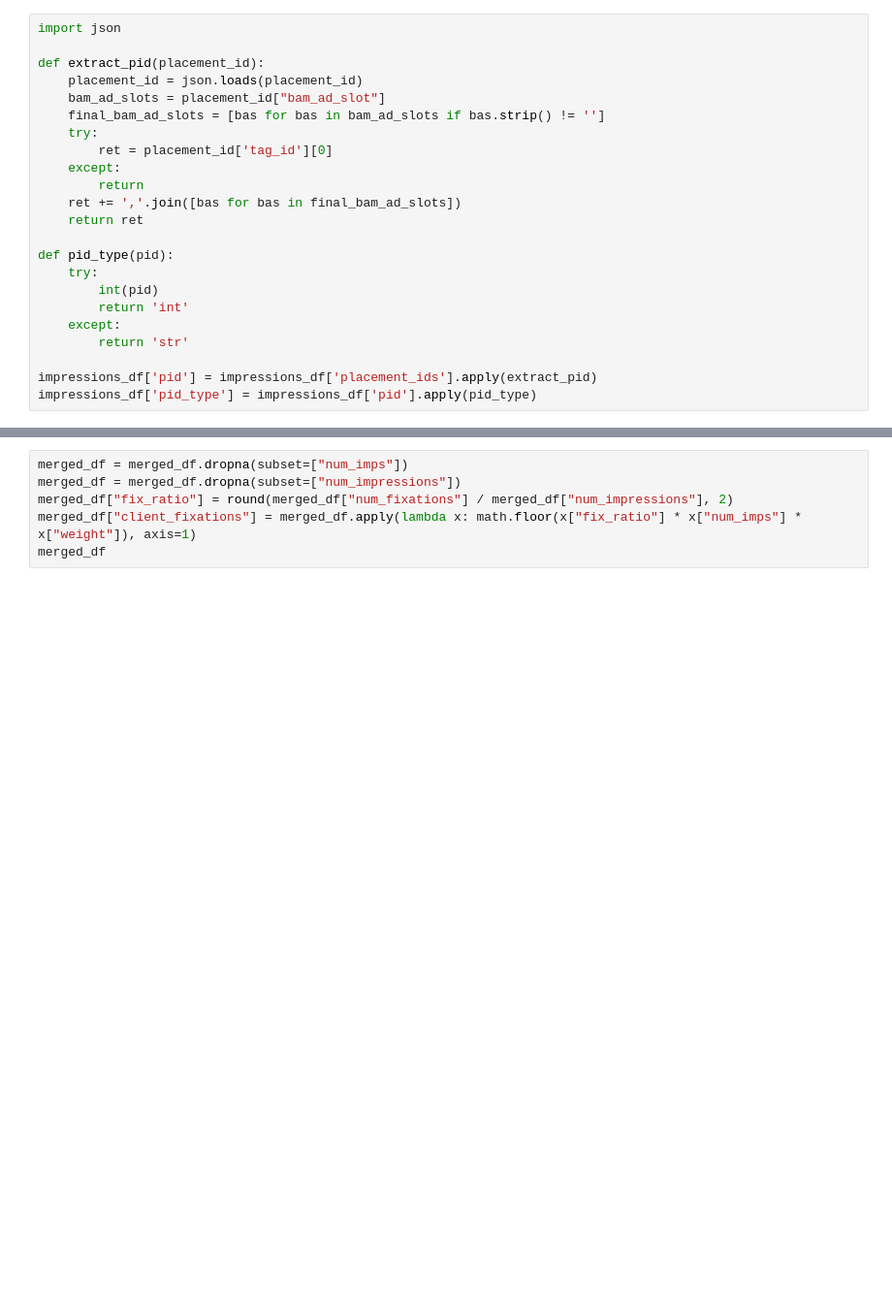
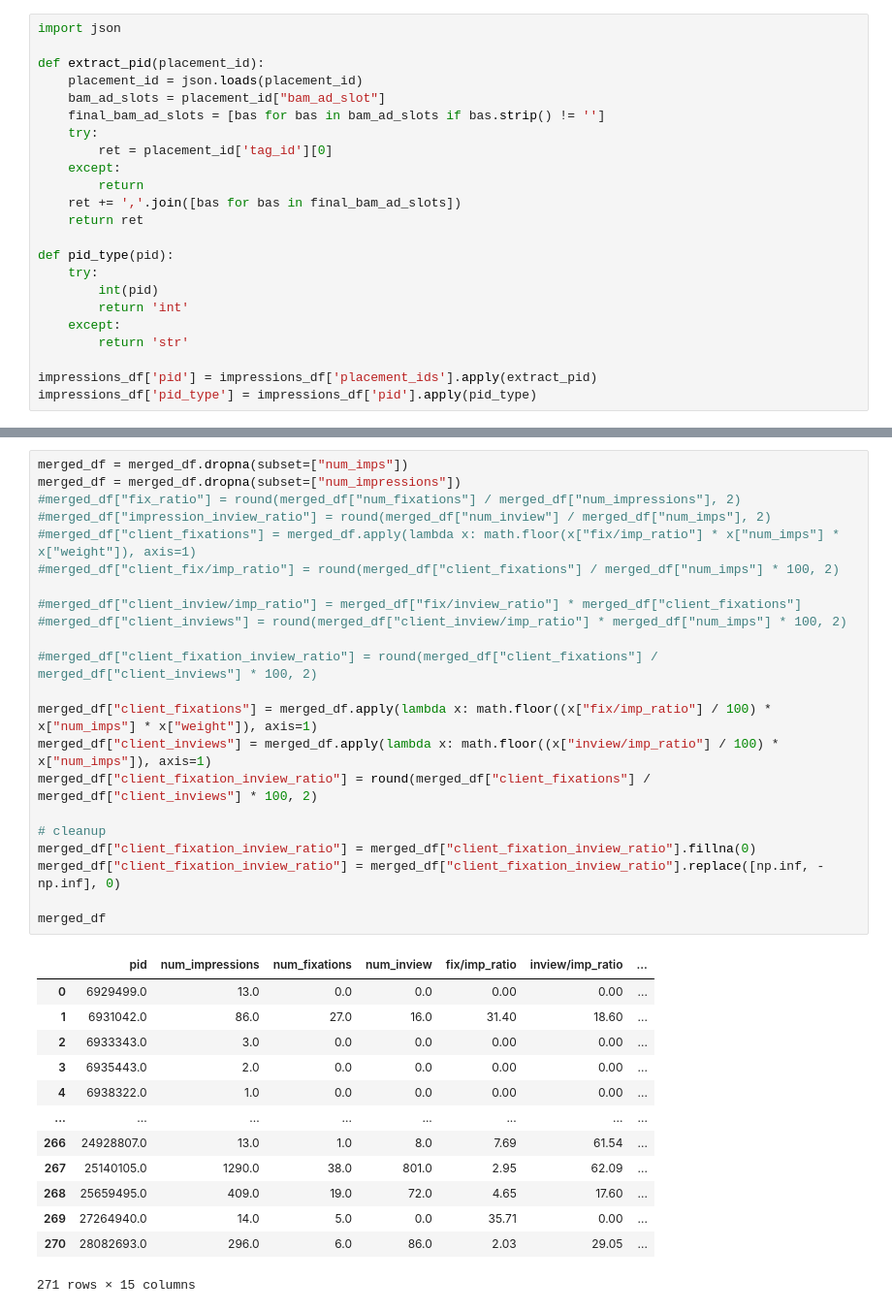
Before and after one commit to marko-pejic/campaign-tracking-scripts, a Jupyter notebook: reports/groupm_tele2_campaign.ipynb, the cells around one changed output, grey strips where cells are left out. Shown at 97% size. Cells and saved outputs as stored; diff of their text form; blank space fills up the shorter version.

```diff
--- a/reports/groupm_tele2_campaign.ipynb
+++ b/reports/groupm_tele2_campaign.ipynb
@@ -131,9 +256,39 @@ merged_df
 # %%
 merged_df = merged_df.dropna(subset=["num_imps"])
 merged_df = merged_df.dropna(subset=["num_impressions"])
-merged_df["fix_ratio"] = round(merged_df["num_fixations"] / merged_df["num_impressions"], 2)
-merged_df["client_fixations"] = merged_df.apply(lambda x: math.floor(x["fix_ratio"] * x["num_imps"] * x["weight"]), axis=1)
+#merged_df["fix_ratio"] = round(merged_df["num_fixations"] / merged_df["num_impressions"], 2)
+#merged_df["impression_inview_ratio"] = round(merged_df["num_inview"] / merged_df["num_imps"], 2)
+#merged_df["client_fixations"] = merged_df.apply(lambda x: math.floor(x["fix/imp_ratio"] * x["num_imps"] * x["weight"]), axis=1)
+#merged_df["client_fix/imp_ratio"] = round(merged_df["client_fixations"] / merged_df["num_imps"] * 100, 2)
+
+#merged_df["client_inview/imp_ratio"] = merged_df["fix/inview_ratio"] * merged_df["client_fixations"]
+#merged_df["client_inviews"] = round(merged_df["client_inview/imp_ratio"] * merged_df["num_imps"] * 100, 2)
+
+#merged_df["client_fixation_inview_ratio"] = round(merged_df["client_fixations"] / merged_df["client_inviews"] * 100, 2)
+
+merged_df["client_fixations"] = merged_df.apply(lambda x: math.floor((x["fix/imp_ratio"] / 100) * x["num_imps"] * x["weight"]), axis=1)
+merged_df["client_inviews"] = merged_df.apply(lambda x: math.floor((x["inview/imp_ratio"] / 100) * x["num_imps"]), axis=1)
+merged_df["client_fixation_inview_ratio"] = round(merged_df["client_fixations"] / merged_df["client_inviews"] * 100, 2)
+
+# cleanup
+merged_df["client_fixation_inview_ratio"] = merged_df["client_fixation_inview_ratio"].fillna(0)
+merged_df["client_fixation_inview_ratio"] = merged_df["client_fixation_inview_ratio"].replace([np.inf, -np.inf], 0)
+
 merged_df
+# %% [output]
+|  | pid | num_impressions | num_fixations | num_inview | fix/imp_ratio | inview/imp_ratio | ... |
+| 0 | 6929499.0 | 13.0 | 0.0 | 0.0 | 0.00 | 0.00 | ... |
+| 1 | 6931042.0 | 86.0 | 27.0 | 16.0 | 31.40 | 18.60 | ... |
+| 2 | 6933343.0 | 3.0 | 0.0 | 0.0 | 0.00 | 0.00 | ... |
+| 3 | 6935443.0 | 2.0 | 0.0 | 0.0 | 0.00 | 0.00 | ... |
+| 4 | 6938322.0 | 1.0 | 0.0 | 0.0 | 0.00 | 0.00 | ... |
+| ... | ... | ... | ... | ... | ... | ... | ... |
+| 266 | 24928807.0 | 13.0 | 1.0 | 8.0 | 7.69 | 61.54 | ... |
+| 267 | 25140105.0 | 1290.0 | 38.0 | 801.0 | 2.95 | 62.09 | ... |
+| 268 | 25659495.0 | 409.0 | 19.0 | 72.0 | 4.65 | 17.60 | ... |
+| 269 | 27264940.0 | 14.0 | 5.0 | 0.0 | 35.71 | 0.00 | ... |
+| 270 | 28082693.0 | 296.0 | 6.0 | 86.0 | 2.03 | 29.05 | ... |
+271 rows × 15 columns
 # %%
 grouped_df = merged_df.groupby(["domain", "pid"]).apply(
     lambda x: pd.Series(
```
Also changed, not shown: parts of 14 cells of this notebook, 16 other files.
